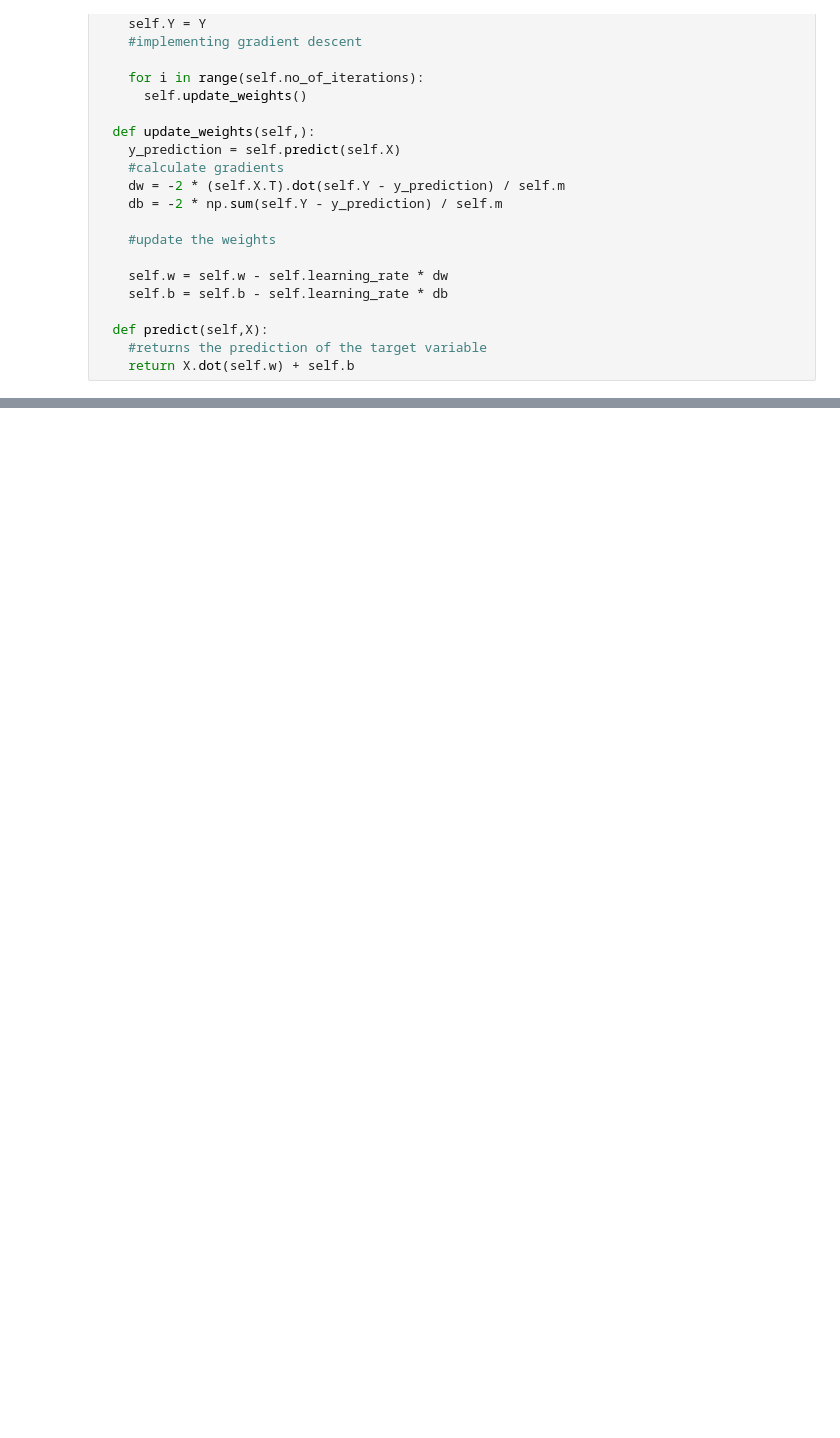
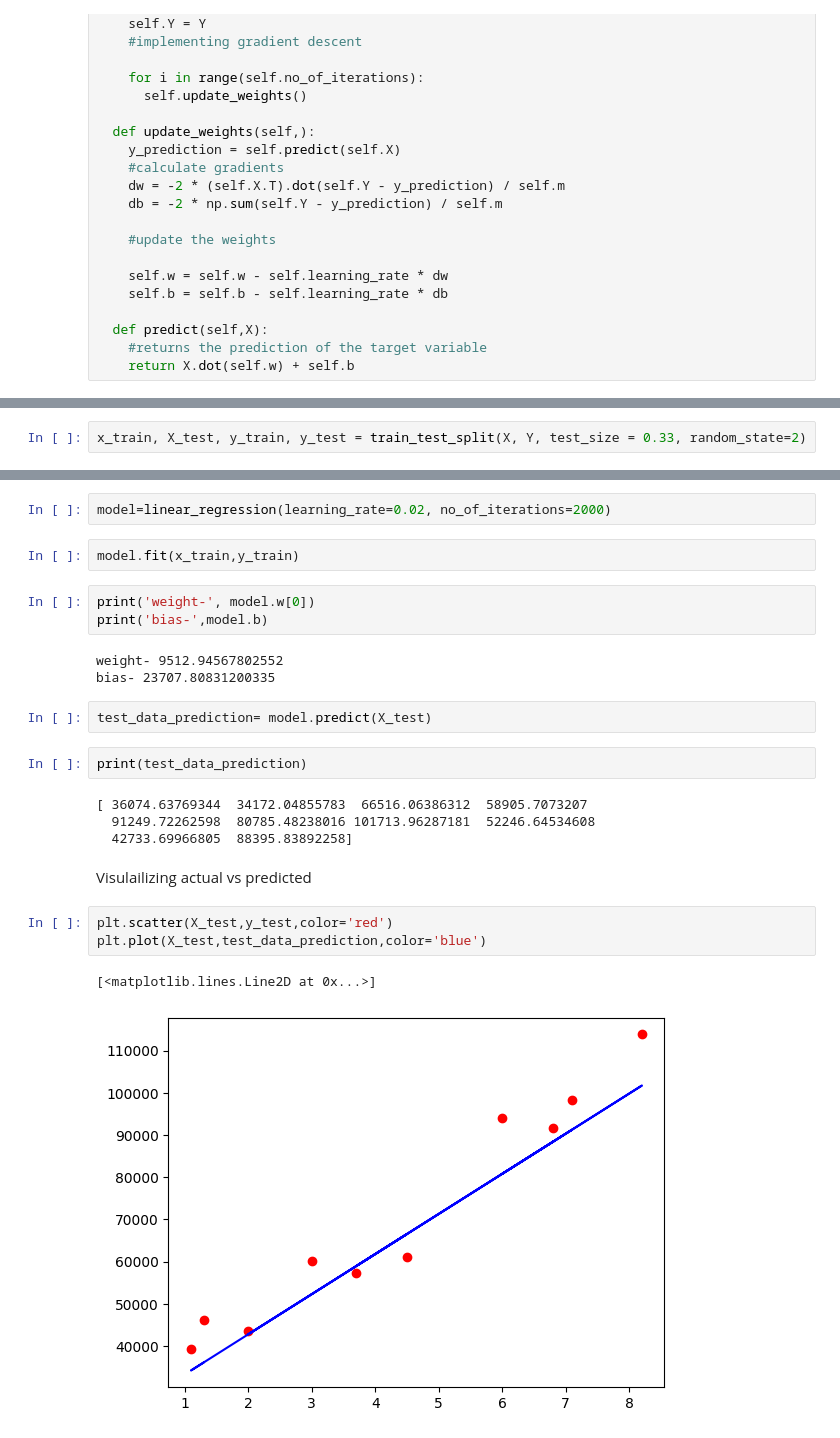
Before and after one commit to LiberatedAnish/Learning-Portfolio, a Jupyter notebook: LinearModelfromScratch.ipynb, the cells around one changed output, grey strips where cells are left out. Cells and saved outputs as stored; diff of their text form; blank space fills up the shorter version.

```diff
--- a/LinearModelfromScratch.ipynb
+++ b/LinearModelfromScratch.ipynb
@@ -39,0 +108,2 @@ class linear_regression:
+# %%
+x_train, X_test, y_train, y_test = train_test_split(X, Y, test_size = 0.33, random_state=2)
@@ -39,0 +112,26 @@ class linear_regression:
+# %%
+model=linear_regression(learning_rate=0.02, no_of_iterations=2000)
+# %%
+model.fit(x_train,y_train)
+# %%
+print('weight-', model.w[0])
+print('bias-',model.b)
+# %% [output]
+weight- 9512.94567802552
+bias- 23707.80831200335
+# %%
+test_data_prediction= model.predict(X_test)
+# %%
+print(test_data_prediction)
+# %% [output]
+[ 36074.63769344  34172.04855783  66516.06386312  58905.7073207
+  91249.72262598  80785.48238016 101713.96287181  52246.64534608
+  42733.69966805  88395.83892258]
+# %% [markdown]
+Visulailizing actual vs predicted
+# %%
+plt.scatter(X_test,y_test,color='red')
+plt.plot(X_test,test_data_prediction,color='blue')
+# %% [output]
+[<matplotlib.lines.Line2D at 0x...>]
+[figure, added]
```
Also changed, not shown: parts of 14 cells of this notebook.
